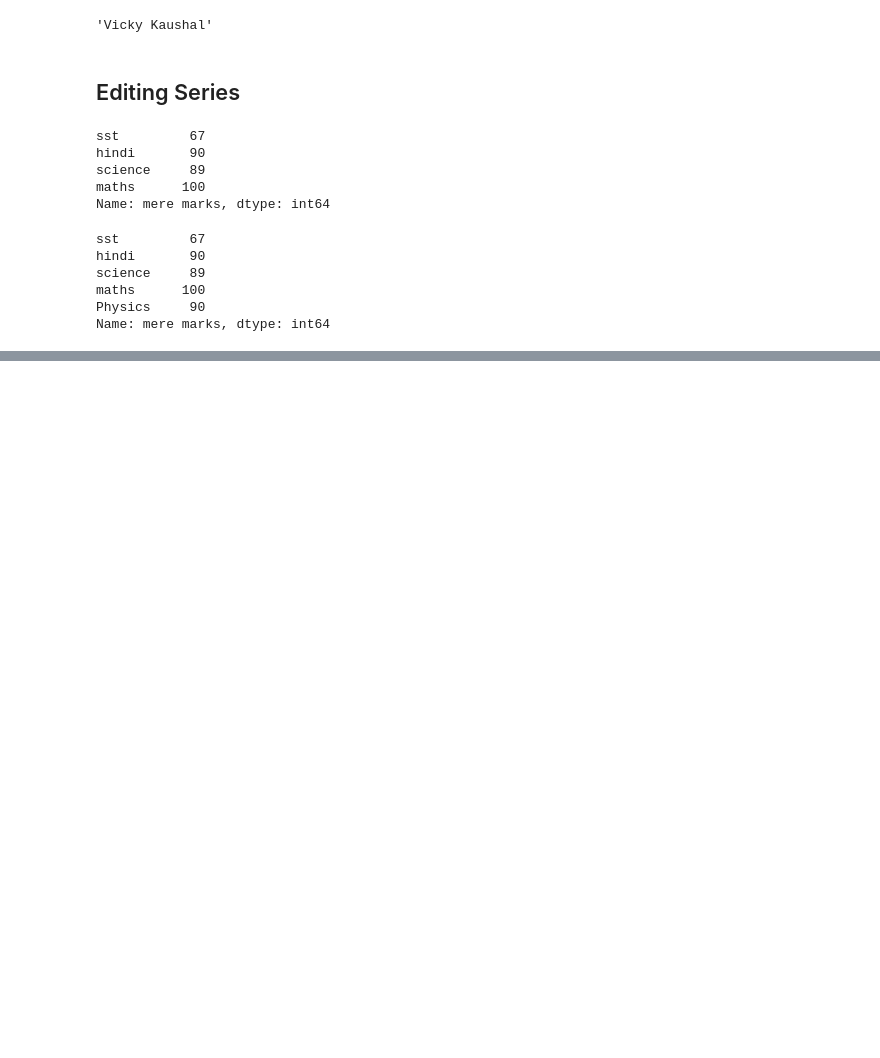
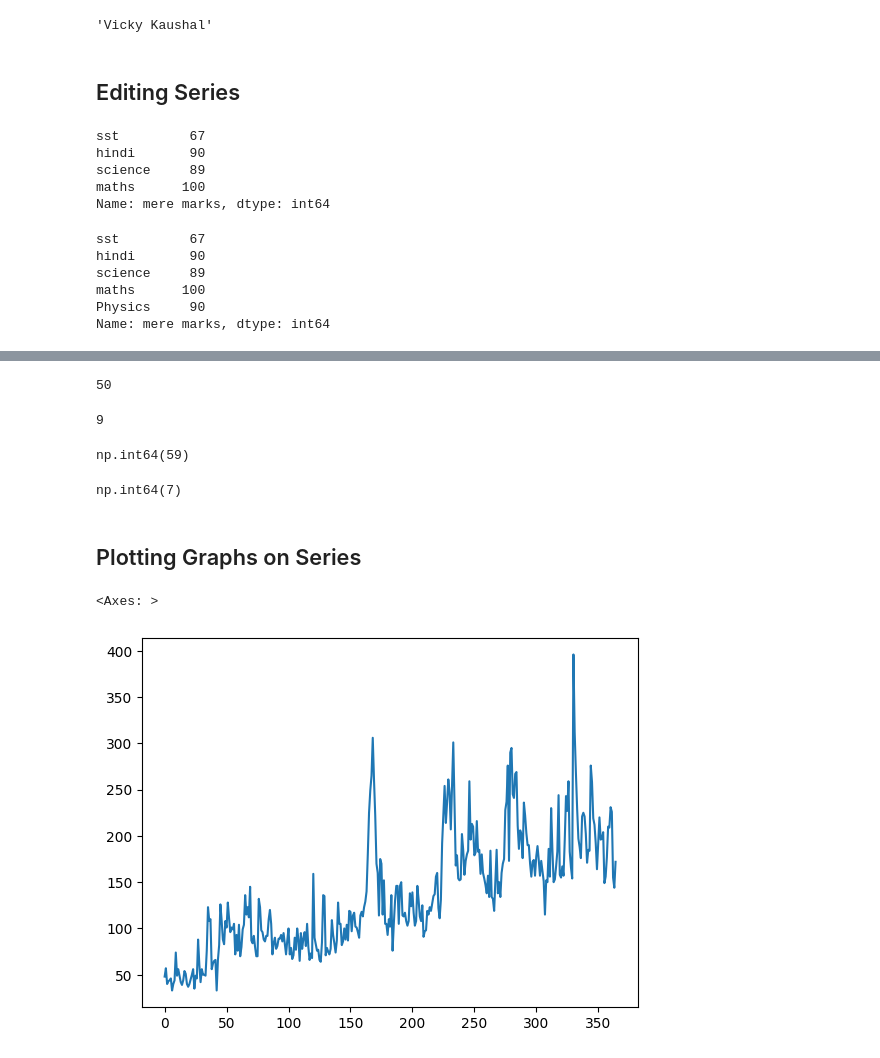
Before and after one commit to Himanshu-Yadav-0/Pandas, a Jupyter notebook: pandas_series.ipynb, the cells around one changed output, grey strips where cells are left out. Saved outputs shown, nothing was run; the diff lists cells and outputs as text; code cells hidden in the pictures; blank space fills up the shorter version.

Commit message:
Pandas Series Done

```diff
--- a/pandas_series.ipynb
+++ b/pandas_series.ipynb
@@ -305,0 +310,24 @@ Name: mere marks, dtype: int64
+# %%
+vk[vk>=50].size
+# %% [output]
+50
+# %%
+vk[vk==0].size
+# %% [output]
+9
+# %%
+subs[subs>200].count()
+# %% [output]
+np.int64(59)
+# %%
+movie_data.value_counts()[movie_data.value_counts()>20].count()
+# %% [output]
+np.int64(7)
+# %% [markdown]
+## Plotting Graphs on Series
+# %%
+import matplotlib as mltp
+subs.plot()
+# %% [output]
+<Axes: >
+[figure, added]
```
Also changed, not shown: parts of 5 cells of this notebook.
